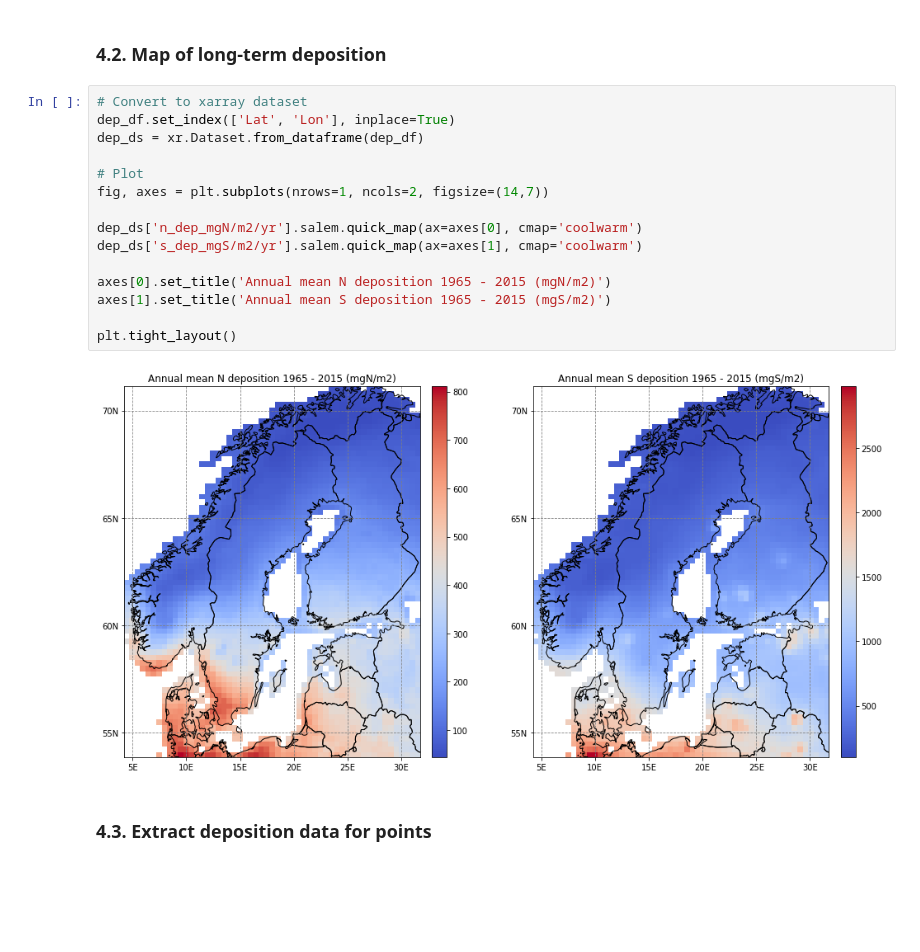
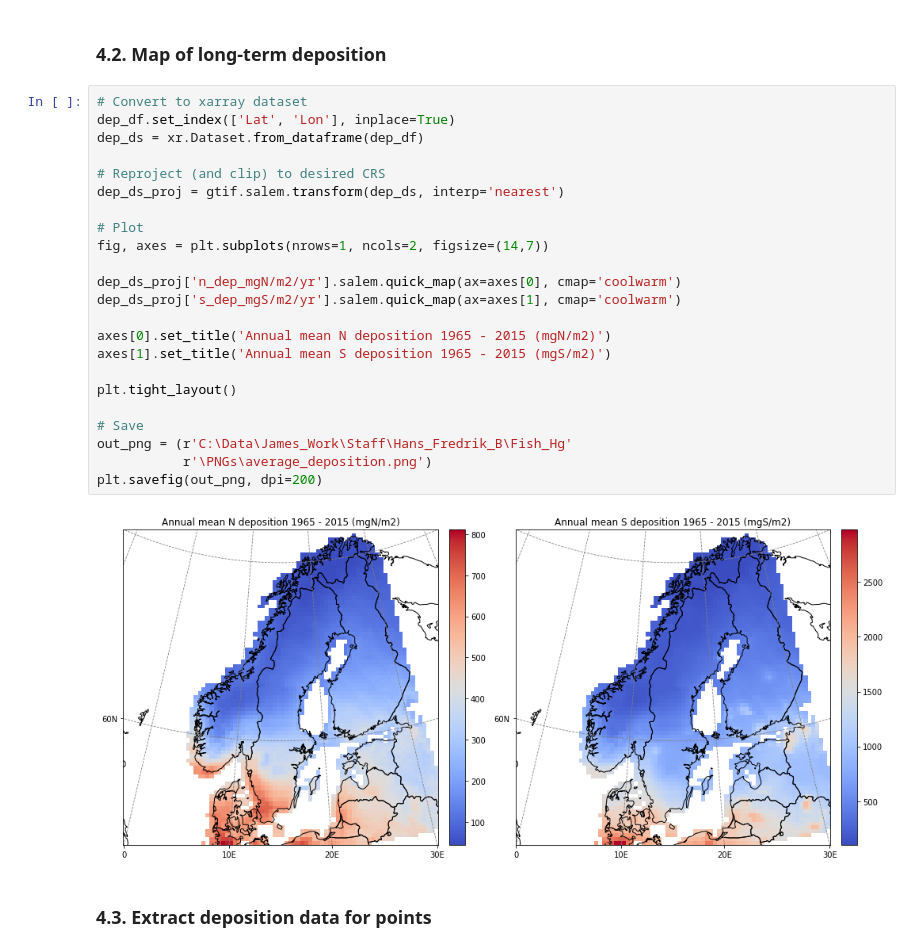
Before and after one commit to JamesSample/misc, a Jupyter notebook: Fish_Hg_Data.ipynb, the cells around one changed output. Drawn from its saved outputs; the diff is of its cells as text; blank space fills up the shorter version.

```diff
--- a/Fish_Hg_Data.ipynb
+++ b/Fish_Hg_Data.ipynb
@@ -339,20 +353,28 @@ dep_df.head()
 # %%
 # Convert to xarray dataset
 dep_df.set_index(['Lat', 'Lon'], inplace=True)
 dep_ds = xr.Dataset.from_dataframe(dep_df)
 
+# Reproject (and clip) to desired CRS
+dep_ds_proj = gtif.salem.transform(dep_ds, interp='nearest')
+
 # Plot
 fig, axes = plt.subplots(nrows=1, ncols=2, figsize=(14,7))
 
-dep_ds['n_dep_mgN/m2/yr'].salem.quick_map(ax=axes[0], cmap='coolwarm')
-dep_ds['s_dep_mgS/m2/yr'].salem.quick_map(ax=axes[1], cmap='coolwarm')
+dep_ds_proj['n_dep_mgN/m2/yr'].salem.quick_map(ax=axes[0], cmap='coolwarm')
+dep_ds_proj['s_dep_mgS/m2/yr'].salem.quick_map(ax=axes[1], cmap='coolwarm')
 
 axes[0].set_title('Annual mean N deposition 1965 - 2015 (mgN/m2)')
 axes[1].set_title('Annual mean S deposition 1965 - 2015 (mgS/m2)')
 
 plt.tight_layout()
+
+# Save
+out_png = (r'C:\Data\James_Work\Staff\Hans_Fredrik_B\Fish_Hg'
+           r'\PNGs\average_deposition.png')
+plt.savefig(out_png, dpi=200)
 # %% [output]
-[figure, old version]
+[figure, new version]
 # %% [markdown]
 ### 4.3. Extract deposition data for points
 # %%
```
Also changed, not shown: parts of 11 cells of this notebook.
